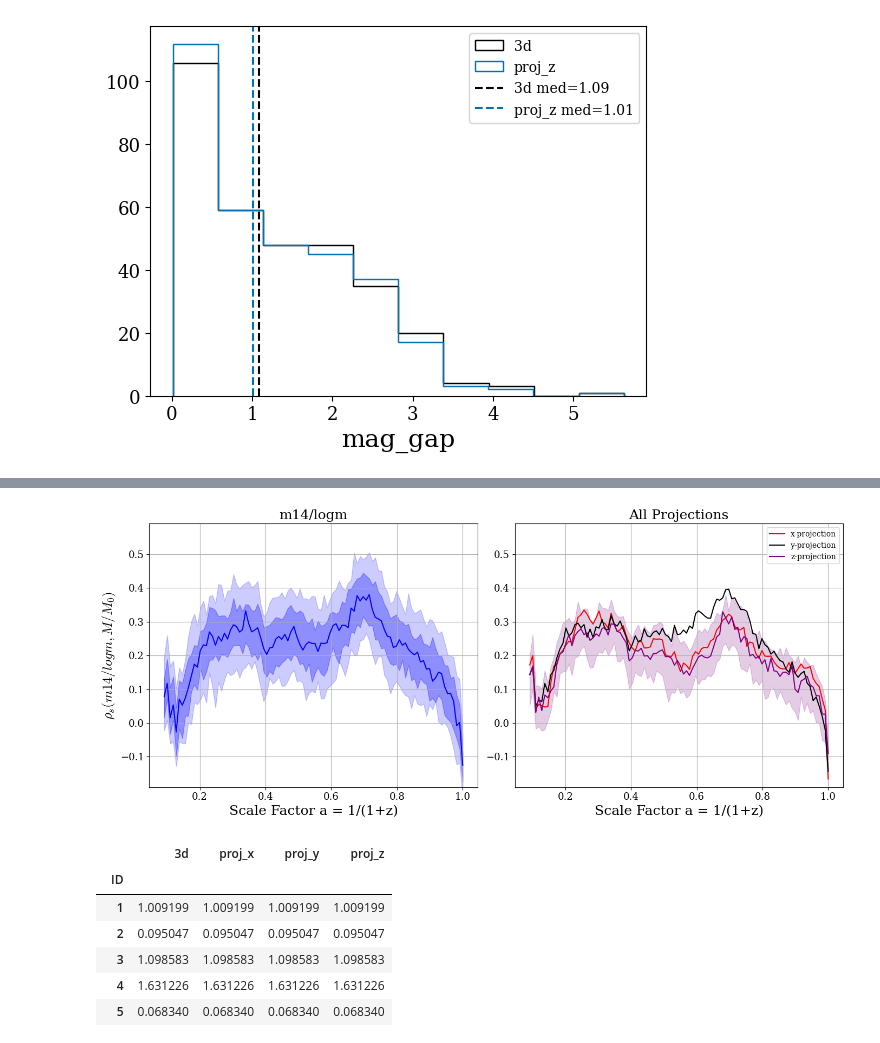
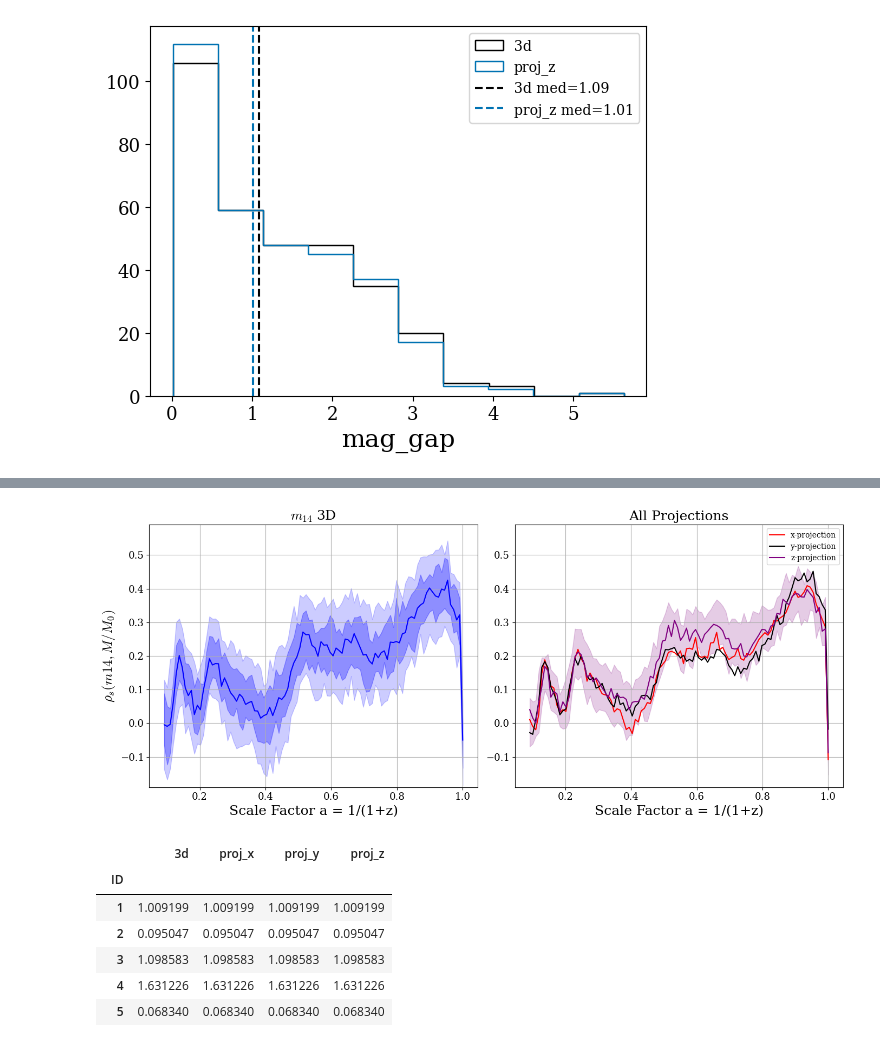
Before and after one commit to Kabelo-T/cluster_morph, a Jupyter notebook: magnitude_gaps.ipynb, the cells around one changed output, grey strips where cells are left out. Saved outputs shown, nothing was run; the diff lists cells and outputs as text; code cells hidden in the pictures.

```diff
--- a/magnitude_gaps.ipynb
+++ b/magnitude_gaps.ipynb
@@ -124,12 +120,9 @@ np.float64(914149000000000.0)
 # %%
 m14 = pd.read_csv('data/gadgetx3k/mag_diff_GadgetX_3k.csv')
-m14 = m14.loc[high_mass_ids]
+# m14 = m14.loc[low_mass_ids]  # select the low or high mass clusters
 m14.set_index('ID', inplace=True)
 
-# m14 = m14[m14['3d'] > 1.25]  # select more relaxed clusters
-# m14 = m14[m14['proj_x'] > 1.25]
-# m14 = m14[m14['proj_y'] > 1.25]
-# m14 = m14[m14['proj_z'] > 1.25]
+m14 = m14[m14['3d'] > 1.25]  # select more relaxed clusters
 mah_gap_dict, filtered_z_list = datutils.prepare_ma_corrs(
     mah_dict, m14)
 z_array = np.array(filtered_z_list)
@@ -143,18 +153,18 @@ ylim = (-0.19, 0.59)
 
 fig, axs = plt.subplots(nrows=1, ncols=2, figsize=(14, 6))
 
-p10 = datutils.get_perc(mah_gap_dict, param='m14/logm', q=10)
-p25 = datutils.get_perc(mah_gap_dict, param='m14/logm', q=25)
-p50 = datutils.get_perc(mah_gap_dict, param='m14/logm', q=50)
-p75 = datutils.get_perc(mah_gap_dict, param='m14/logm', q=75)
-p90 = datutils.get_perc(mah_gap_dict, param='m14/logm', q=90)
+p10 = datutils.get_perc(mah_gap_dict, param='3d', q=10)
+p25 = datutils.get_perc(mah_gap_dict, param='3d', q=25)
+p50 = datutils.get_perc(mah_gap_dict, param='3d', q=50)
+p75 = datutils.get_perc(mah_gap_dict, param='3d', q=75)
+p90 = datutils.get_perc(mah_gap_dict, param='3d', q=90)
 
-axs[0].set_title('m14/logm', fontsize=18)
+axs[0].set_title(r'$m_{14}$ 3D', fontsize=18)
 axs[0].plot(aexp, p50, color='b')
 axs[0].fill_between(aexp, p10, p90, color='b', alpha=0.2)
 axs[0].fill_between(aexp, p25, p75, color='b', alpha=0.3)
 axs[0].set_xlabel('Scale Factor a = 1/(1+z)')
-axs[0].set_ylabel(r'$\rho_s (m14/logm, M/M_0)$')
+axs[0].set_ylabel(r'$\rho_s (m14, M/M_0)$')
 axs[0].set_yticks(yticks)
 axs[0].set_ylim(ylim)
 axs[0].grid()
@@ -167,35 +177,35 @@ p90 = datutils.get_perc(mah_gap_dict, param='proj_x', q=90)
 
 axs[1].plot(aexp, p50, color='r', label='x-projection')
 # axs[1].fill_between(aexp, p25, p75, color='r', alpha=0.3)
 
 p10 = datutils.get_perc(mah_gap_dict, param='proj_y', q=10)
 p25 = datutils.get_perc(mah_gap_dict, param='proj_y', q=25)
 p50 = datutils.get_perc(mah_gap_dict, param='proj_y', q=50)
 p75 = datutils.get_perc(mah_gap_dict, param='proj_y', q=75)
 p90 = datutils.get_perc(mah_gap_dict, param='proj_y', q=90)
 
 axs[1].plot(aexp, p50, color='k', label='y-projection')
 # axs[1].fill_between(aexp, p25, p75, color='k', alpha=0.3)
 
 p10 = datutils.get_perc(mah_gap_dict, param='proj_z', q=10)
 p25 = datutils.get_perc(mah_gap_dict, param='proj_z', q=25)
 p50 = datutils.get_perc(mah_gap_dict, param='proj_z', q=50)
 p75 = datutils.get_perc(mah_gap_dict, param='proj_z', q=75)
 p90 = datutils.get_perc(mah_gap_dict, param='proj_z', q=90)
 
 axs[1].set_title('All Projections', fontsize=18)
 axs[1].plot(aexp, p50, color='purple', label='z-projection')
 axs[1].fill_between(aexp, p25, p75, color='purple', alpha=0.2)
 axs[1].set_xlabel('Scale Factor a = 1/(1+z)')
 axs[1].set_yticks(yticks)
 axs[1].set_ylim(ylim)
 axs[1].grid()
 axs[1].legend()
 plt.tight_layout()
-# plt.savefig('plots/mag_gap_corrs.pdf')
+plt.savefig('plots/mag_gap_corrs.pdf')
 plt.show()
 # %% [output]
-[figure, old version]
+[figure, new version]
 # %%
 smdf = futils.get_morphologies('results/zx/rin50.0kpc_rout1.0Mpc_205.csv')
 dsdf = futils.get_ds()
```
Also changed, not shown: parts of 7 cells of this notebook, 10 other files.
